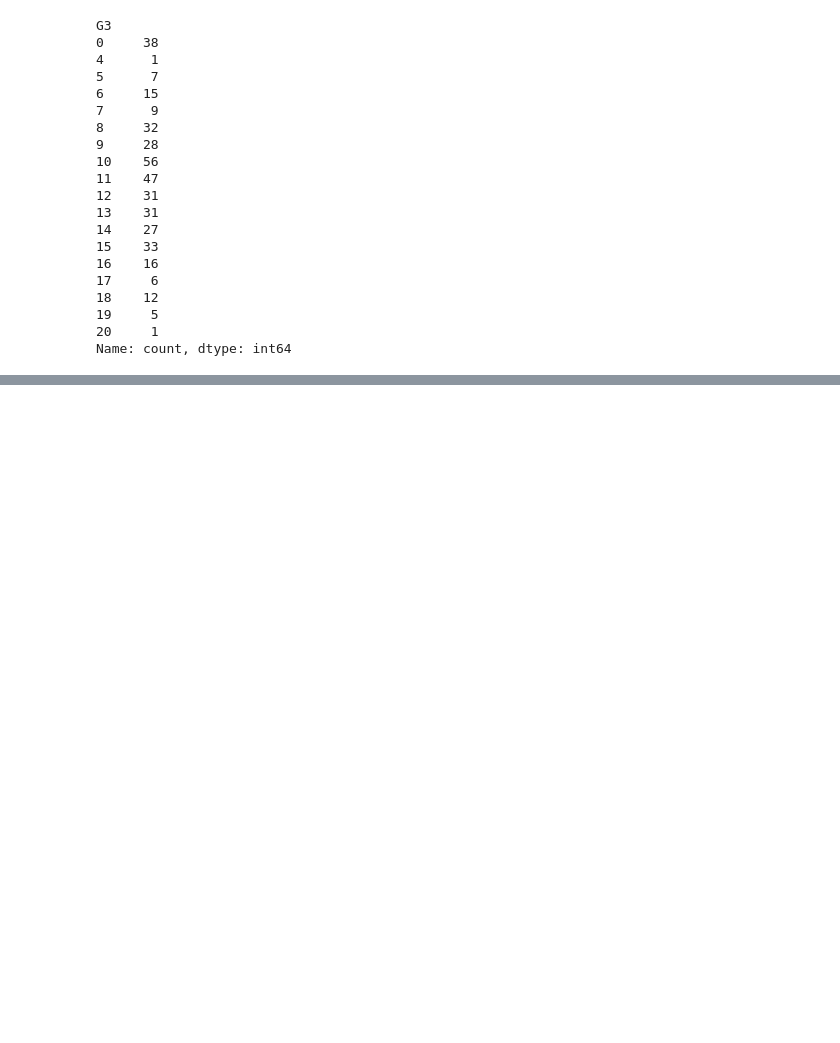
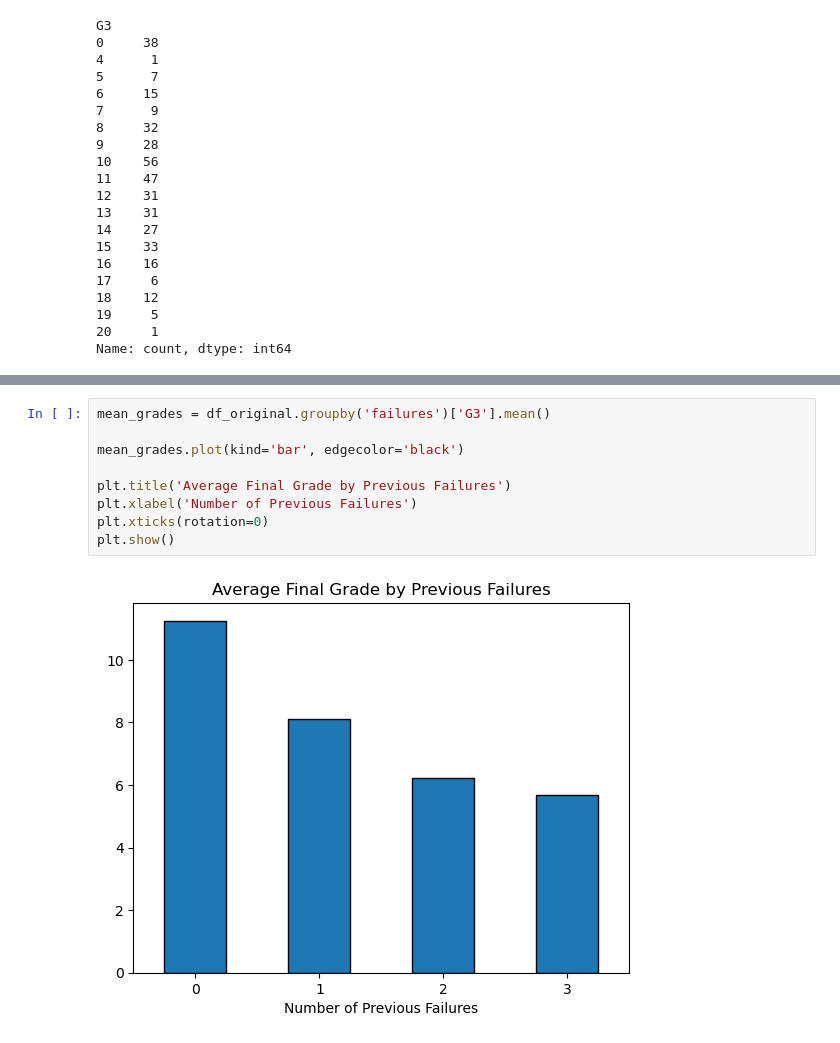
Before and after one commit to sba23349-spec/CA1_MachineLearning_sba23349, a Jupyter notebook: CA1-ML-sba23349.ipynb, the cells around one changed output, grey strips where cells are left out. Saved outputs shown, nothing was run; the diff lists cells and outputs as text; blank space fills up the shorter version.

```diff
--- a/CA1-ML-sba23349.ipynb
+++ b/CA1-ML-sba23349.ipynb
@@ -188,0 +278,11 @@ Name: count, dtype: int64
+# %%
+mean_grades = df_original.groupby('failures')['G3'].mean()
+
+mean_grades.plot(kind='bar', edgecolor='black')
+
+plt.title('Average Final Grade by Previous Failures')
+plt.xlabel('Number of Previous Failures')
+plt.xticks(rotation=0)
+plt.show()
+# %% [output]
+[figure, added]
```
Also changed, not shown: parts of 20 cells of this notebook.
